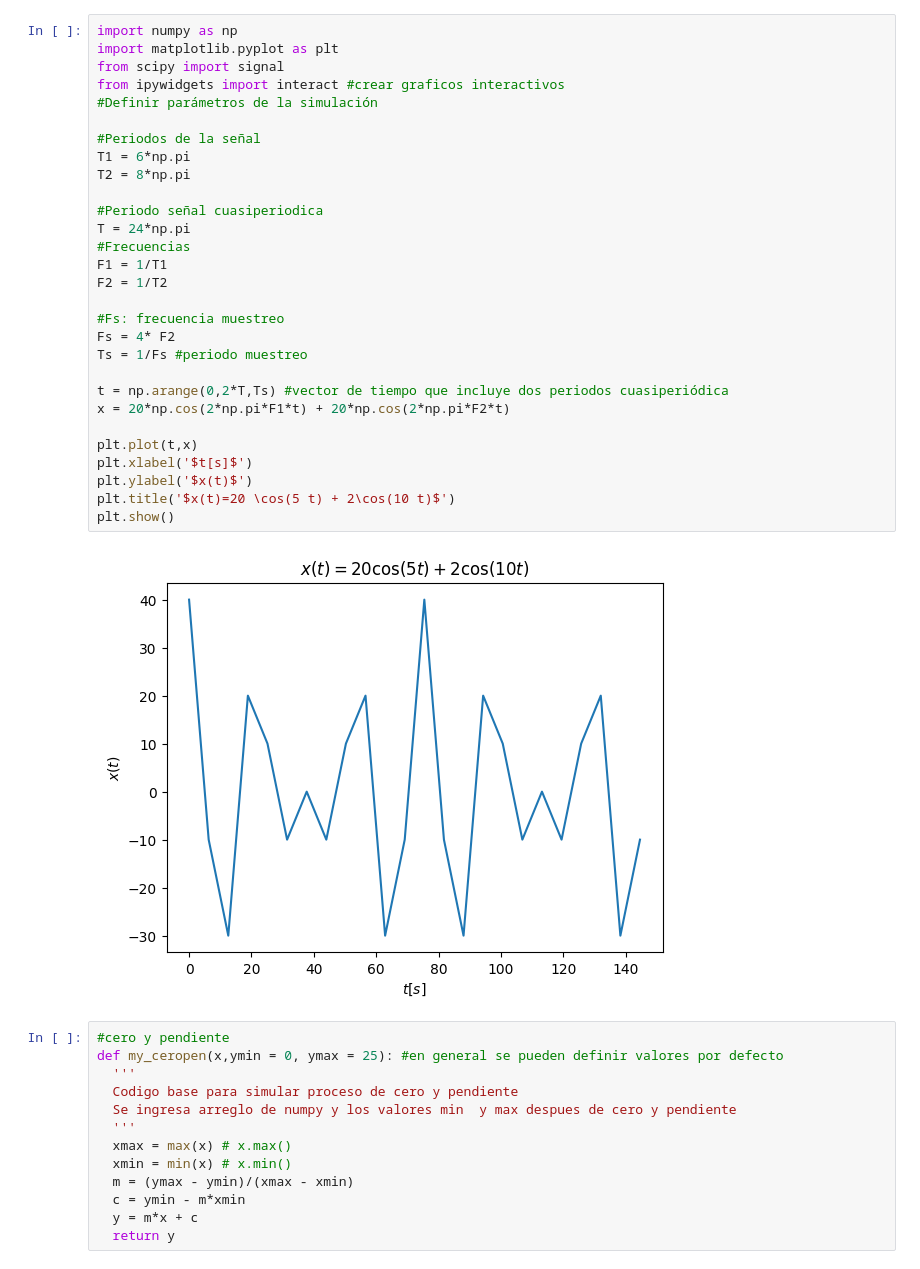
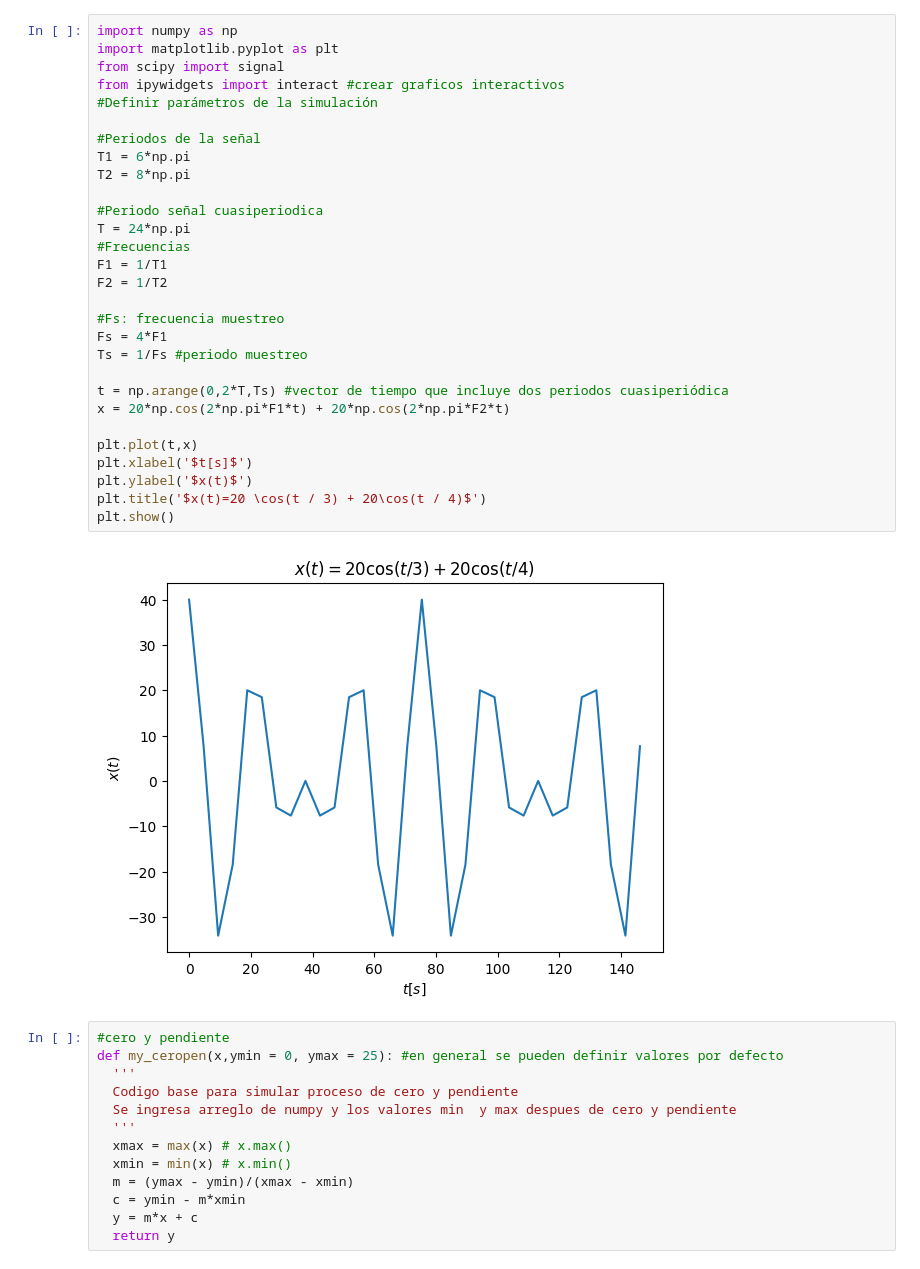
Before and after one commit to SantiagoValenciaCarmona/Se-ales, a Jupyter notebook: Parcial_1_2024_21_03_Santiago_Valencia_Carmona.ipynb, the cells around one changed output. Cells and saved outputs as stored; diff of their text form.

```diff
--- a/Parcial_1_2024_21_03_Santiago_Valencia_Carmona.ipynb
+++ b/Parcial_1_2024_21_03_Santiago_Valencia_Carmona.ipynb
@@ -3,34 +3,34 @@
 # %%
 import numpy as np
 import matplotlib.pyplot as plt
 from scipy import signal
 from ipywidgets import interact #crear graficos interactivos
 #Definir parámetros de la simulación
 
 #Periodos de la señal
 T1 = 6*np.pi
 T2 = 8*np.pi
 
 #Periodo señal cuasiperiodica
 T = 24*np.pi
 #Frecuencias
 F1 = 1/T1
 F2 = 1/T2
 
 #Fs: frecuencia muestreo
-Fs = 4* F2
+Fs = 4*F1
 Ts = 1/Fs #periodo muestreo
 
 t = np.arange(0,2*T,Ts) #vector de tiempo que incluye dos periodos cuasiperiódica
 x = 20*np.cos(2*np.pi*F1*t) + 20*np.cos(2*np.pi*F2*t)
 
 plt.plot(t,x)
 plt.xlabel('$t[s]$')
 plt.ylabel('$x(t)$')
-plt.title('$x(t)=20 \cos(5 t) + 2\cos(10 t)$')
+plt.title('$x(t)=20 \cos(t / 3) + 20\cos(t / 4)$')
 plt.show()
 # %% [output]
-[figure, old version]
+[figure, new version]
 # %%
 #cero y pendiente
 def my_ceropen(x,ymin = 0, ymax = 25): #en general se pueden definir valores por defecto
```
Also changed, not shown: parts of 2 cells of this notebook.
